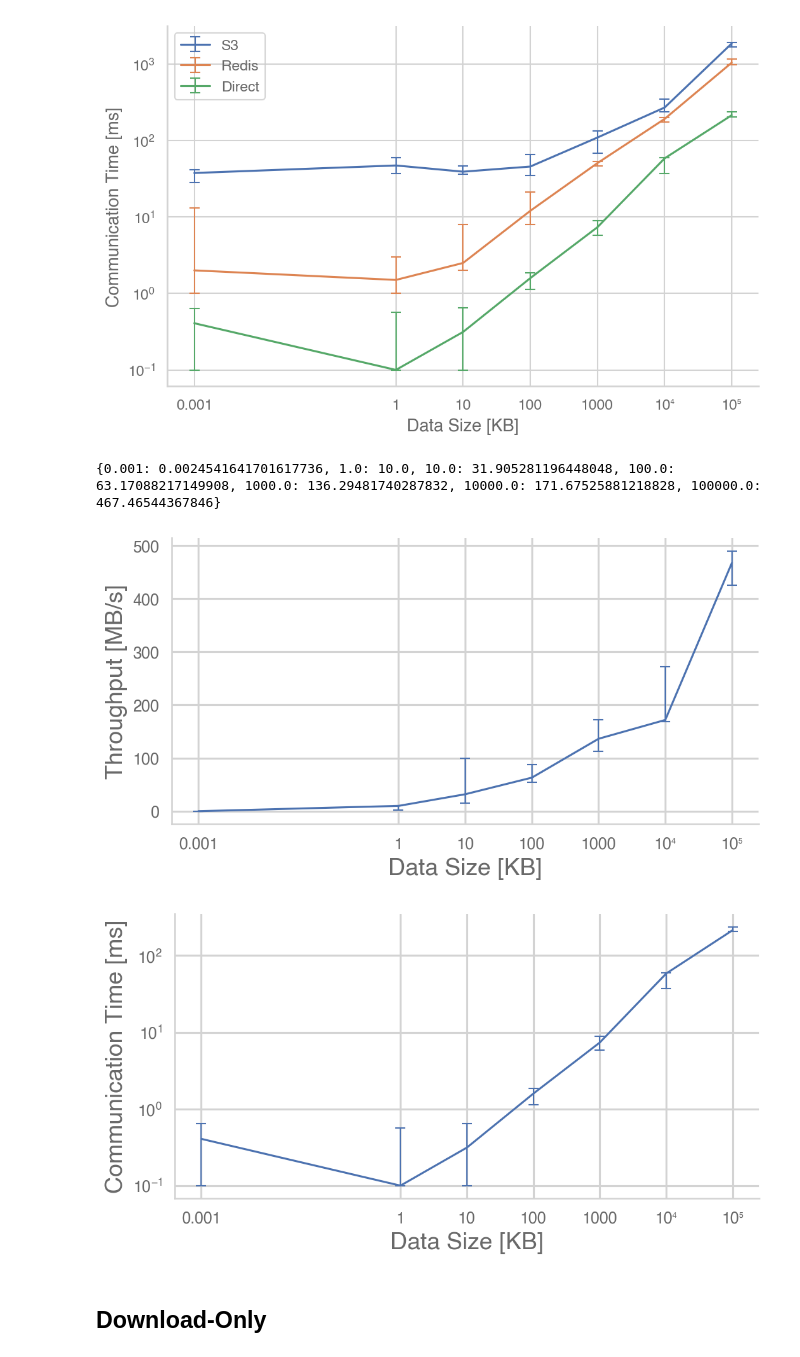
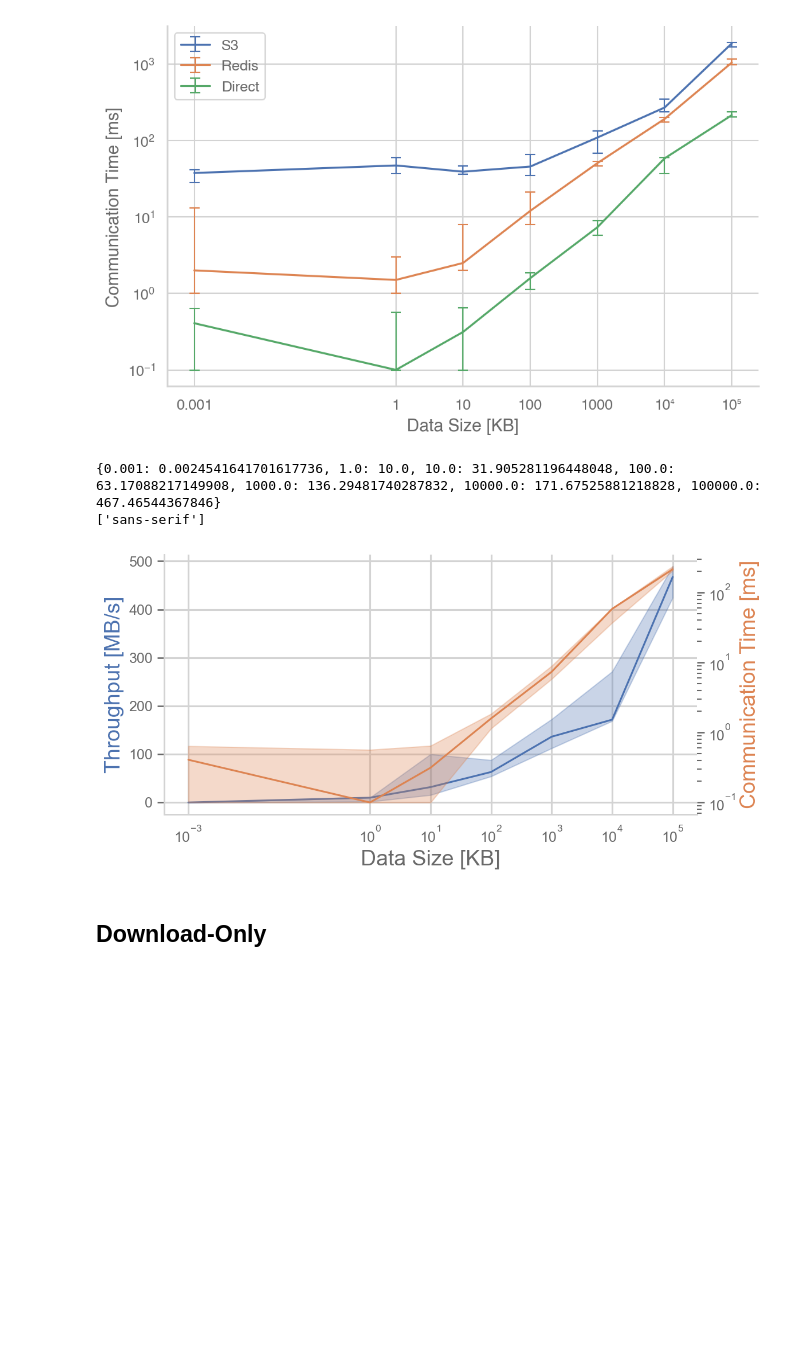
Before and after one commit to OpenCoreCH/LambdaCommBenchmarks, a Jupyter notebook: analysis/lambda_comm_benchmarks.ipynb, the cells around one changed output. Drawn from its saved outputs; the diff is of its cells as text; code cells hidden in the pictures; blank space fills up the shorter version.

```diff
--- a/analysis/lambda_comm_benchmarks.ipynb
+++ b/analysis/lambda_comm_benchmarks.ipynb
@@ -388,8 +388,10 @@ plt.show()
 # %%
 p2p_experiment_means = {}
 p2p_experiment_cis = {}
-fig, fig2 = plt.figure(figsize=(8,4)), plt.figure(figsize=(8,4))
-ax, ax2 = fig.add_subplot(), fig2.add_subplot()
+#fig, fig2 = plt.figure(figsize=(8,4)), plt.figure(figsize=(8,4))
+fig, ax = plt.subplots(figsize=(8,4))
+ax2 = ax.twinx()
+#ax, ax2 = fig.add_subplot(), fig2.add_subplot()
 axis_items = [ax.xaxis.label, ax.yaxis.label, ax2.xaxis.label, ax2.yaxis.label]
 [it.set_fontsize(18) for it in axis_items]
 labels = ax.get_xticklabels() + ax.get_yticklabels() + ax2.get_xticklabels() + ax2.get_yticklabels()
@@ -402,6 +404,8 @@ deltas = calc_deltas(res)
 plot_data = {}
 lower_error = []
 upper_error = []
+lower_bound = []
+upper_bound = []
 for file_size in sorted(deltas):
     if file_size == 500000000:
         continue
@@ -414,48 +418,60 @@ for file_size in sorted(deltas):
     lower_ci = val - file_size / np.sort(values)[-2] / 1000
     lower_error.append(lower_ci)
     upper_error.append(upper_ci)
+    lower_bound.append(val - lower_ci)
+    upper_bound.append(val + upper_ci)
 print(plot_data)
 ax.set_xscale('log')
-ax.set_xlabel("Data Size [KB]", fontweight='bold')
+ax.set_xlabel("Data Size [KB]")
 ax.set_xticks(list(plot_data.keys()))
-ax.set_xticklabels(format_xticks(plot_data.keys()))
-ax.set_ylabel("Throughput [MB/s]", fontweight='bold')
+#ax.set_xticklabels(format_xticks(plot_data.keys()))
+ax.set_ylabel("Throughput [MB/s]")
+col_palette = sns.color_palette()
+ax.yaxis.label.set_color(col_palette[0])
 ax.grid(b=True, which='major', linestyle='-', linewidth=1.5)
-ax.errorbar(plot_data.keys(), plot_data.values(), [lower_error, upper_error], elinewidth=1, capsize=4, label=experiment_name)
+#ax.errorbar(plot_data.keys(), plot_data.values(), [lower_error, upper_error], elinewidth=1, capsize=4, label=experiment_name)
+ax.plot(plot_data.keys(), plot_data.values(), c=col_palette[0])
+ax.fill_between(plot_data.keys(), lower_bound, upper_bound, alpha=.3, color=col_palette[0])
 
 plot_data = {}
 lower_error = []
 upper_error = []
+lower_bound = []
+upper_bound = []
 for file_size in sorted(deltas):
     if file_size == 500000000:
         continue
     values = list(deltas[file_size].values())
     val = np.median(values)
     plot_data[file_size / 1000] = val
     upper_ci = np.sort(values)[-2] - val
     lower_ci = val - np.sort(values)[1]
     lower_error.append(lower_ci)
     upper_error.append(upper_ci)
+    lower_bound.append(val - lower_ci)
+    upper_bound.append(val + upper_ci)
+
 ax2.set_xscale('log')
-ax2.set_xlabel("Data Size [KB]", fontweight='bold')
+ax2.set_xlabel("Data Size [KB]")
 ax2.set_xticks(list(plot_data.keys()))
-ax2.set_xticklabels(format_xticks(plot_data.keys()))
-ax2.set_ylabel("Communication Time [ms]", fontweight='bold')
+#ax2.set_xticklabels(format_xticks(plot_data.keys()))
+ax2.set_ylabel("Communication Time [ms]")
 ax2.set_yscale('log')
-ax2.grid(b=True, which='major', linestyle='-', linewidth=1.5)
-ax2.errorbar(plot_data.keys(), plot_data.values(), [lower_error, upper_error], elinewidth=1, capsize=4, label=experiment_name)
-
-
+ax2.yaxis.label.set_color(col_palette[1])
+ax2.grid(None)
+#ax2.errorbar(plot_data.keys(), plot_data.values(), [lower_error, upper_error], elinewidth=1, capsize=4, label=experiment_name, color="C1")
+ax2.plot(plot_data.keys(), plot_data.values(), c=col_palette[1])
+ax2.fill_between(plot_data.keys(), lower_bound, upper_bound, alpha=.3, color=col_palette[1])
 
 #ax.legend()
 #ax2.legend()
-fig.savefig("/Users/roman/Downloads/p2p_bandwidth.pdf", bbox_inches='tight')
-fig2.savefig("/Users/roman/Downloads/p2p_latency.pdf", bbox_inches='tight')
+fig.savefig("/Users/roman/Downloads/p2p_bw_latency.pdf", bbox_inches='tight')
+#fig2.savefig("/Users/roman/Downloads/p2p_latency.pdf", bbox_inches='tight')
 plt.show()
 # %% [output]
 {0.001: 0.0024541641701617736, 1.0: 10.0, 10.0: 31.905281196448048, 100.0: 63.17088217149908, 1000.0: 136.29481740287832, 10000.0: 171.67525881218828, 100000.0: 467.46544367846}
+['sans-serif']
-[figure, old version]
+[figure, new version]
-[figure, removed]
 # %% [markdown]
 ## Download-Only
 # %%
```
Also changed, not shown: parts of 13 cells of this notebook.
